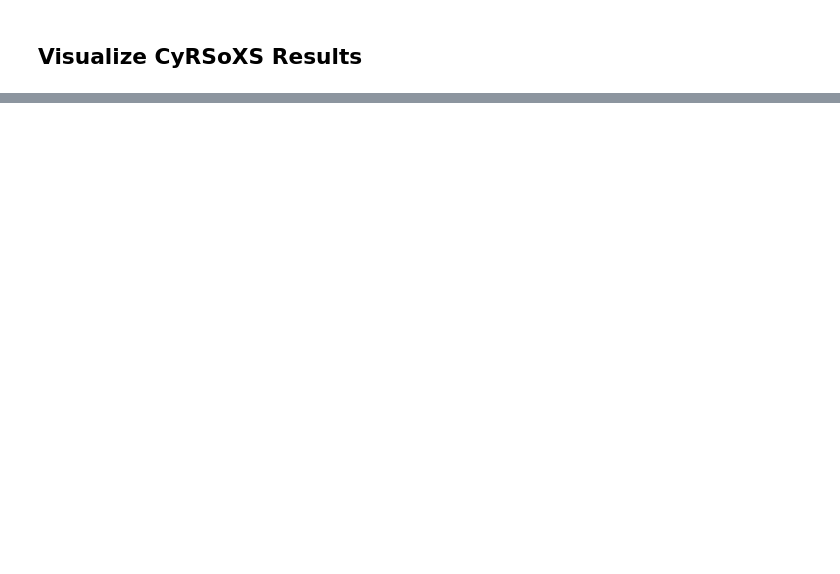
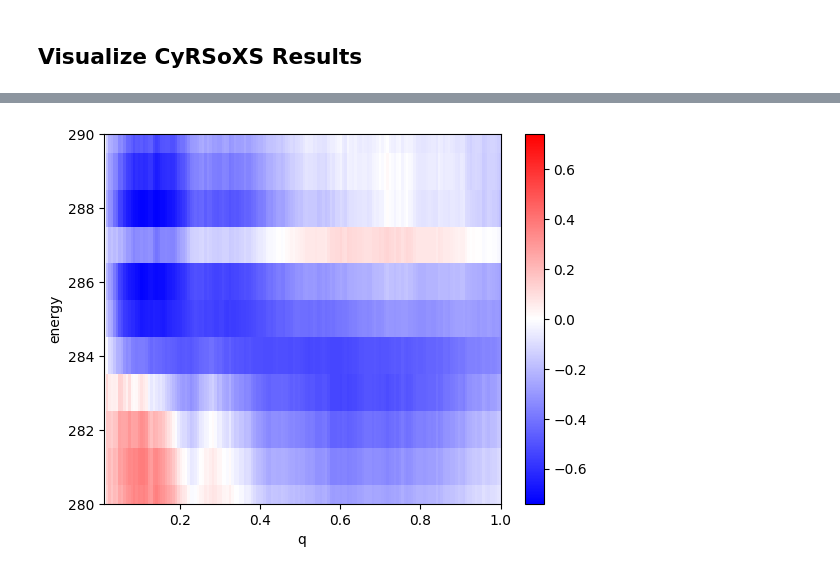
Before and after one commit to devoncallan/DopantModeling, a Jupyter notebook: Fibril Generator.ipynb, the cells around one changed output, grey strips where cells are left out. Drawn from its saved outputs; the diff is of its cells as text; code cells hidden in the pictures; blank space fills up the shorter version.

```diff
--- a/Fibril Generator.ipynb
+++ b/Fibril Generator.ipynb
@@ -185,6 +269,8 @@ plt.show()
 # %%
 A.plot(x='q',cmap='bwr')
-plt.xlim(left=0.01, right=0.1)
-plt.ylim(bottom=280, top=295)
+plt.xlim(left=0.01, right=1)
+plt.ylim(bottom=280, top=290)
 plt.xscale('linear')
 plt.show()
+# %% [output]
+[figure, added]
```
Also changed, not shown: parts of 24 cells of this notebook, 11 other files.
